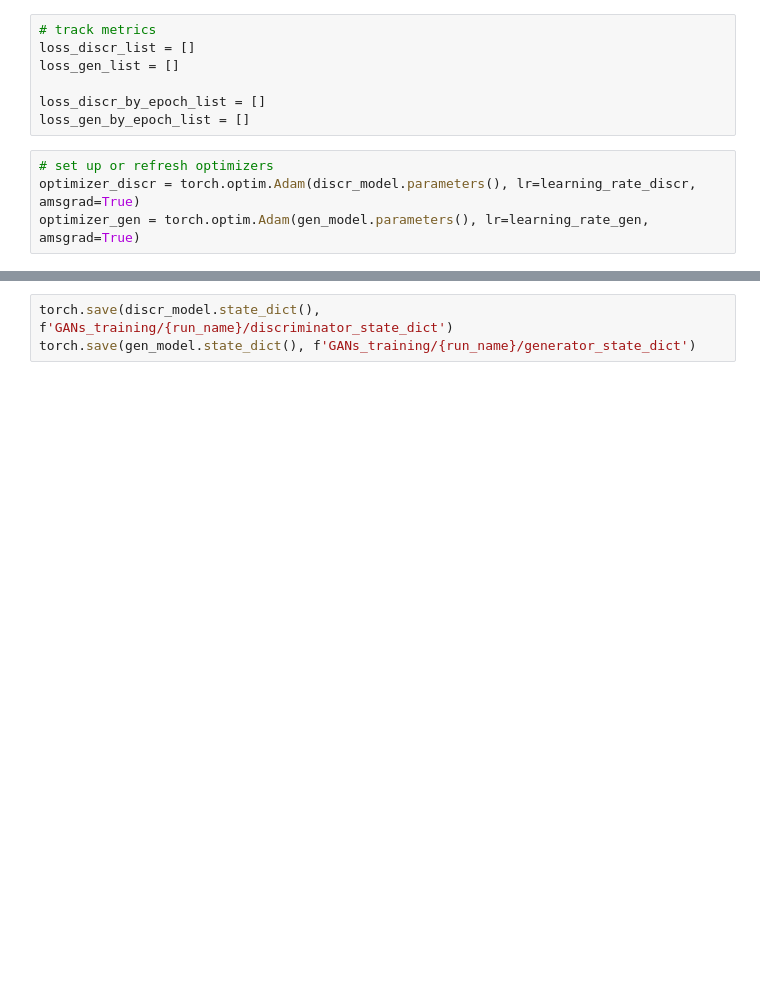
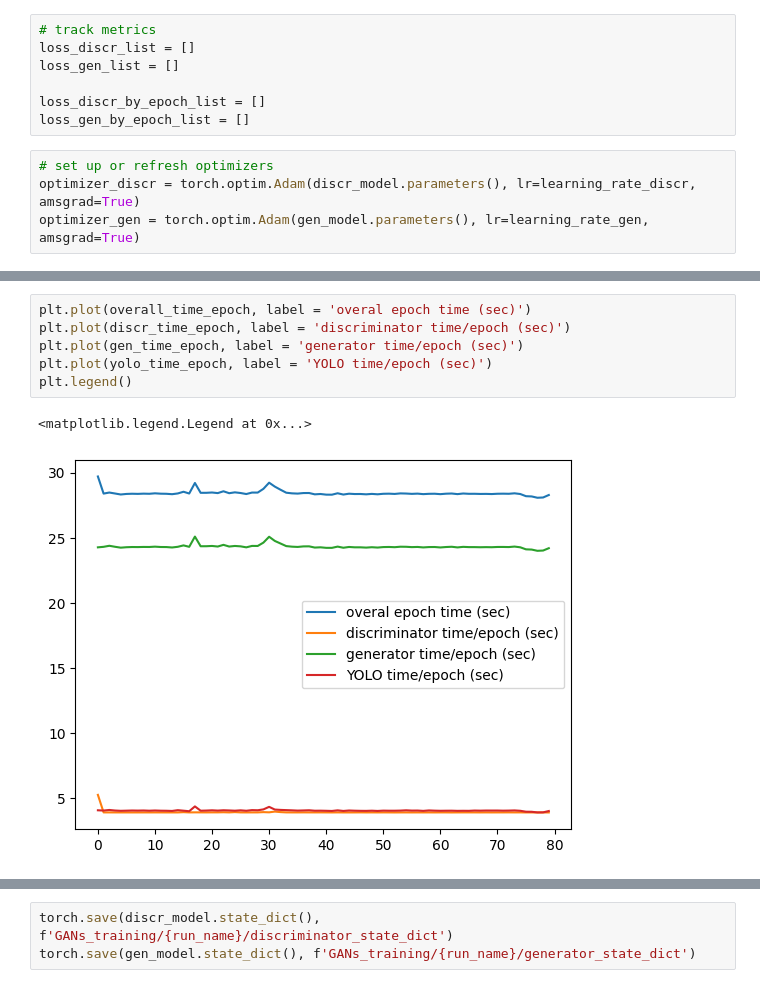
Before and after one commit to d-guo/e6998-5_final_project, a Jupyter notebook: training_google.ipynb, the cells around one changed output, grey strips where cells are left out. Cells and saved outputs as stored; diff of their text form; blank space fills up the shorter version.

```diff
--- a/training_google.ipynb
+++ b/training_google.ipynb
@@ -294,0 +366,9 @@ RuntimeError: shape '[16, 1]' is invalid for input of size 3344
+# %%
+plt.plot(overall_time_epoch, label = 'overal epoch time (sec)')
+plt.plot(discr_time_epoch, label = 'discriminator time/epoch (sec)')
+plt.plot(gen_time_epoch, label = 'generator time/epoch (sec)')
+plt.plot(yolo_time_epoch, label = 'YOLO time/epoch (sec)')
+plt.legend()
+# %% [output]
+<matplotlib.legend.Legend at 0x...>
+[figure, added]
```
Also changed, not shown: parts of 27 cells of this notebook.
